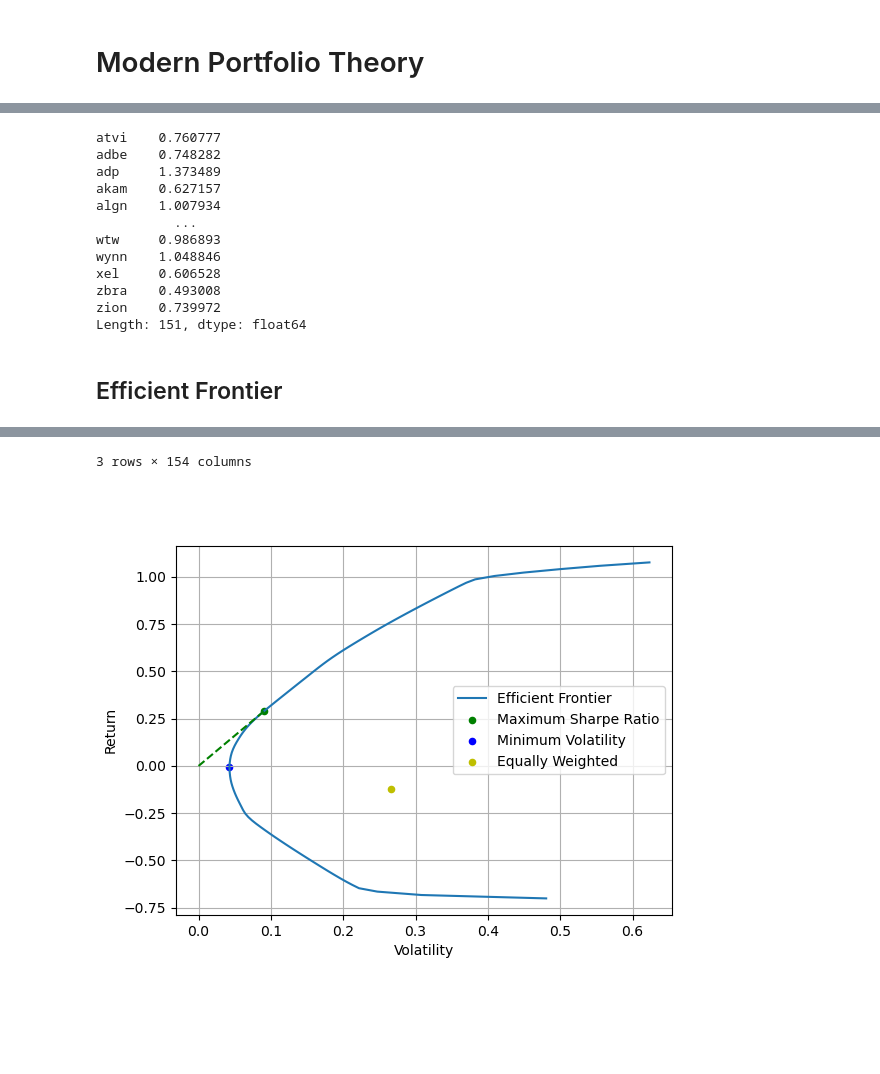
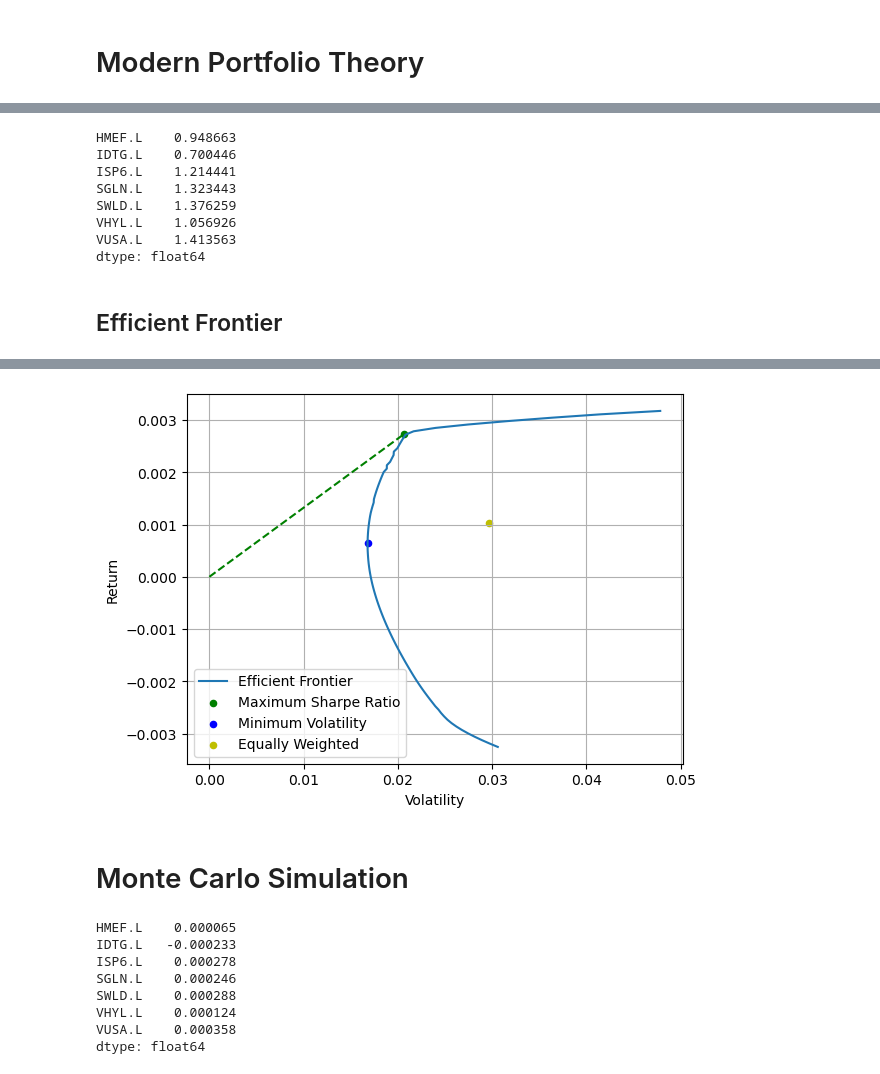
Before and after one commit to raghuramshankar/markowitz-portfolios, a Jupyter notebook: build_portfolio.ipynb, the cells around one changed output, grey strips where cells are left out. Drawn from its saved outputs; the diff is of its cells as text; code cells hidden in the pictures; blank space fills up the shorter version.

Commit message:
add mc simulation

```diff
--- a/build_portfolio.ipynb
+++ b/build_portfolio.ipynb
@@ -40,0 +15,6 @@ t
+# %%
+tickers = ["VUSA.L", "IDTG.L", "SGLN.L", "HMEF.L", "VHYL.L", "SWLD.L", "ISP6.L"]
+end = dt.datetime.now()
+start = end - dt.timedelta(days=365*10)
+t = funcs.get_t(tickers=tickers, start=start, end=end)
+t = t.resample("D").ffill().pct_change().dropna(axis=0)
@@ -64,21 +36,17 @@ ax.set_yticklabels(ax.get_yticklabels(), rotation=0)
-# %%
-terminal_wealth(t)
-# %% [output]
-atvi    0.760777
-adbe    0.748282
-adp     1.373489
-akam    0.627157
-algn    1.007934
-          ...
-wtw     0.986893
-wynn    1.048846
-xel     0.606528
-zbra    0.493008
-zion    0.739972
-Length: 151, dtype: float64
+# %%
+erk.terminal_wealth(t)
+# %% [output]
+HMEF.L    0.948663
+IDTG.L    0.700446
+ISP6.L    1.214441
+SGLN.L    1.323443
+SWLD.L    1.376259
+VHYL.L    1.056926
+VUSA.L    1.413563
+dtype: float64
 # %% [markdown]
 ## Efficient Frontier
 # %%
-ef, df = efficient_frontier(100, t, t.cov(), 12, plot=True)
+ef, df = erk.efficient_frontier(100, t, t.cov(), 12, plot=True)
 df
 # %% [output]
@@ -89,2 +57,14 @@ df
-3 rows × 154 columns
-[figure, old version]
+[figure, new version]
+# %% [markdown]
+# Monte Carlo Simulation
+# %%
+t.mean()
+# %% [output]
+HMEF.L    0.000065
+IDTG.L   -0.000233
+ISP6.L    0.000278
+SGLN.L    0.000246
+SWLD.L    0.000288
+VHYL.L    0.000124
+VUSA.L    0.000358
+dtype: float64
```
Also changed, not shown: parts of 8 cells of this notebook, 4 other files.
